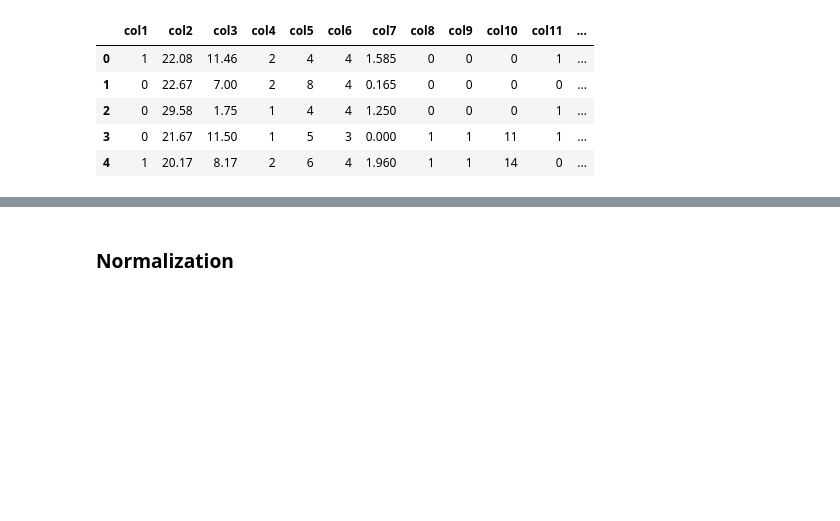
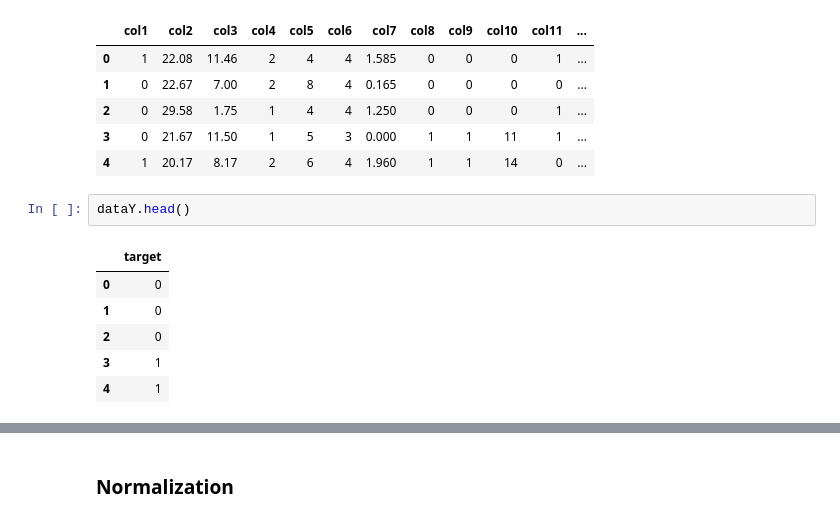
Before and after one commit to mmswflow-upb/ai-labs, a Jupyter notebook: Labs/Lab 8/SupervisedLearning.ipynb, the cells around one changed output, grey strips where cells are left out. Cells and saved outputs as stored; diff of their text form; blank space fills up the shorter version.

```diff
--- a/Labs/Lab 8/SupervisedLearning.ipynb
+++ b/Labs/Lab 8/SupervisedLearning.ipynb
@@ -90,4 +100,13 @@ dataX.head()
 | 2 | 0 | 29.58 | 1.75 | 1 | 4 | 4 | 1.250 | 0 | 0 | 0 | 1 | ... |
 | 3 | 0 | 21.67 | 11.50 | 1 | 5 | 3 | 0.000 | 1 | 1 | 11 | 1 | ... |
 | 4 | 1 | 20.17 | 8.17 | 2 | 6 | 4 | 1.960 | 1 | 1 | 14 | 0 | ... |
+# %%
+dataY.head()
+# %% [output]
+|  | target |
+| 0 | 0 |
+| 1 | 0 |
+| 2 | 0 |
+| 3 | 1 |
+| 4 | 1 |
 # %% [markdown]
```
Also changed, not shown: parts of 35 cells of this notebook, 1 other file.
